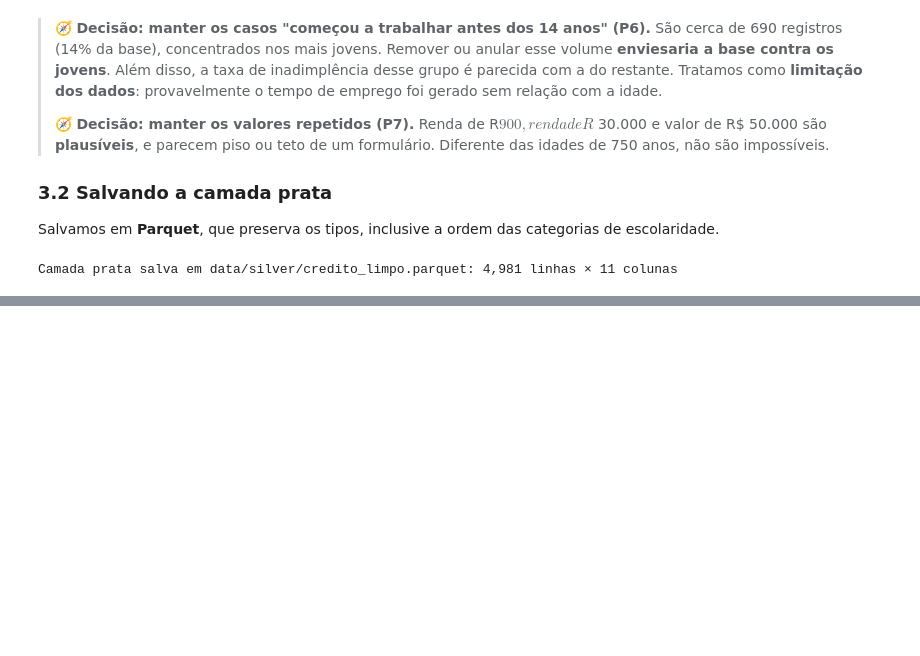
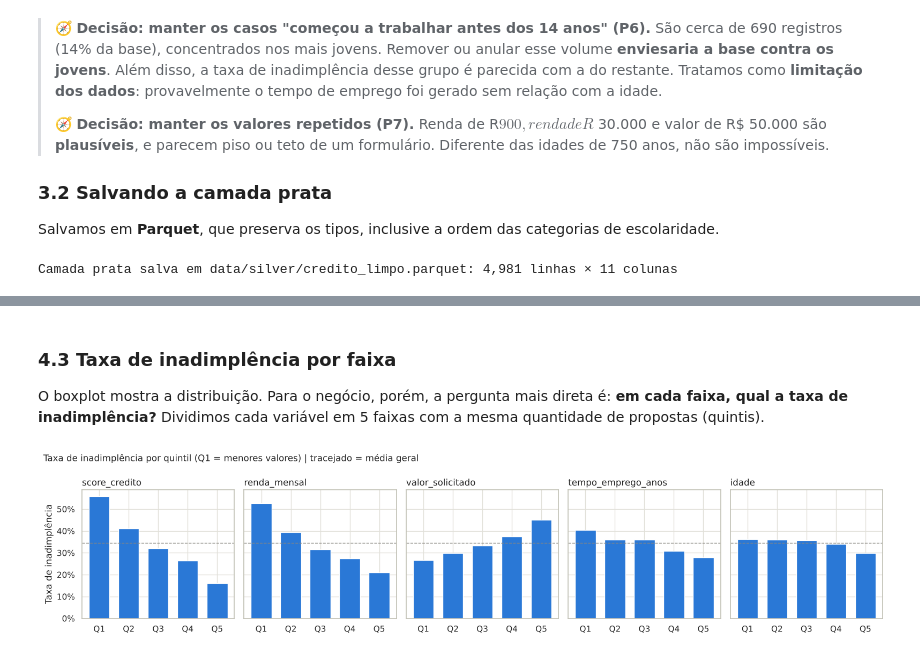
Before and after one commit to alexlourenc/CredAIR-Alex, a Jupyter notebook: notebooks/analise_credito.ipynb, the cells around one changed output, grey strips where cells are left out. Saved outputs shown, nothing was run; the diff lists cells and outputs as text; code cells hidden in the pictures; blank space fills up the shorter version.

```diff
--- a/notebooks/analise_credito.ipynb
+++ b/notebooks/analise_credito.ipynb
@@ -388,0 +428,25 @@ Camada prata salva em data/silver/credito_limpo.parquet: 4,981 linhas × 11 colu
+# %% [markdown]
+### 4.3 Taxa de inadimplência por faixa
+
+O boxplot mostra a distribuição. Para o negócio, porém, a pergunta mais direta é: **em cada faixa, qual a taxa de inadimplência?** Dividimos cada variável em 5 faixas com a mesma quantidade de propostas (quintis).
+# %%
+taxa_geral = prata["inadimplente"].mean()
+continuas = ["score_credito", "renda_mensal", "valor_solicitado", "tempo_emprego_anos", "idade"]
+
+fig, axes = plt.subplots(1, 5, figsize=(16, 3.6), sharey=True)
+for ax, col in zip(axes, continuas):
+    faixas = pd.qcut(prata[col], 5, duplicates="drop")
+    t = prata.groupby(faixas, observed=True)["inadimplente"].mean()
+    ax.bar(range(len(t)), t.values, color=AZUL, width=0.7)
+    ax.axhline(taxa_geral, color=CINZA, ls="--", lw=1)
+    ax.set_xticks(range(len(t)), [f"Q{i+1}" for i in range(len(t))])
+    ax.set_title(col, loc="left")
+axes[0].set_ylabel("Taxa de inadimplência")
+axes[0].yaxis.set_major_formatter(plt.matplotlib.ticker.PercentFormatter(1))
+fig.suptitle("Taxa de inadimplência por quintil (Q1 = menores valores) | tracejado = média geral",
+             x=0.01, ha="left", fontsize=12)
+fig.tight_layout()
+salvar(fig, "03_taxa_por_quintil")
+plt.show()
+# %% [output]
+[figure, added]
```
Also changed, not shown: parts of 10 cells of this notebook, 5 other files.
